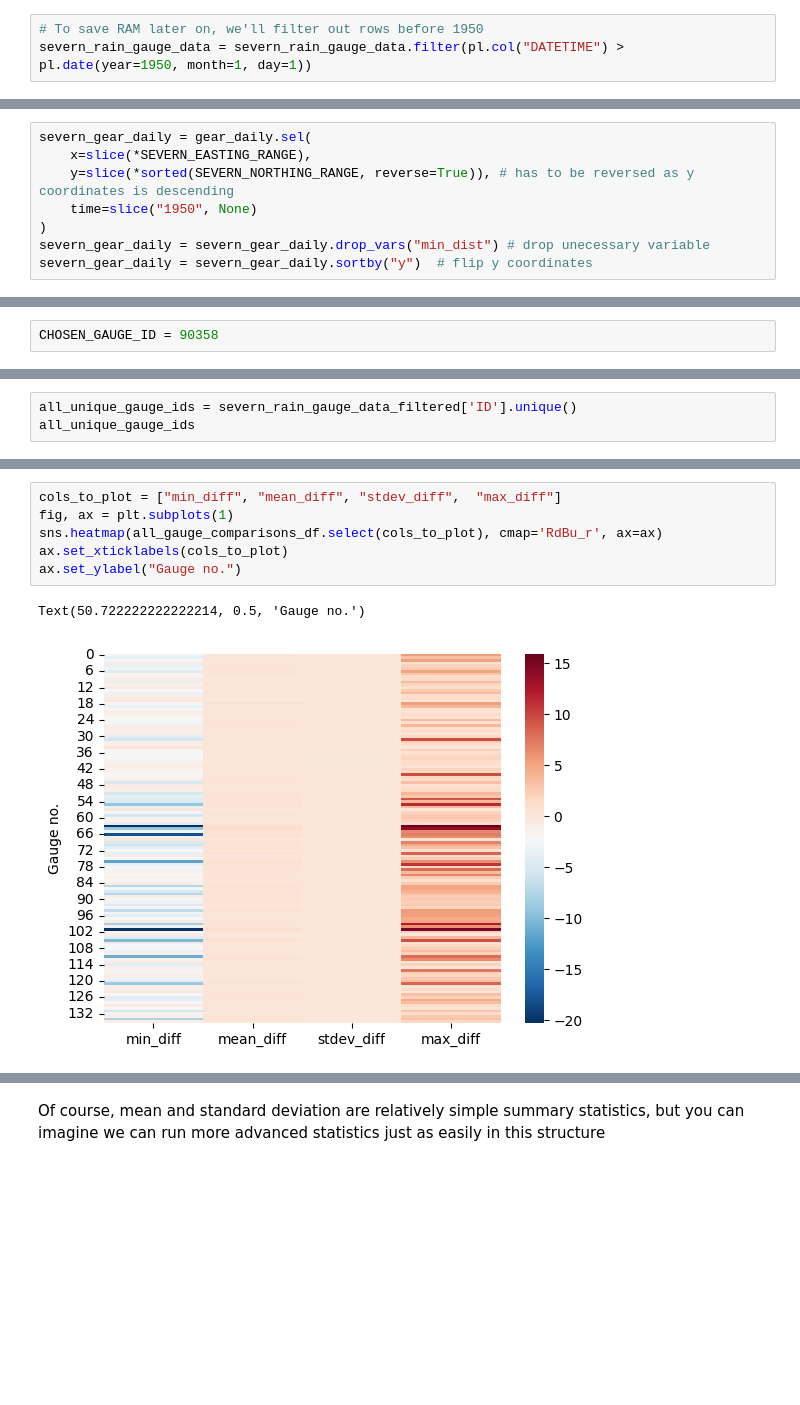
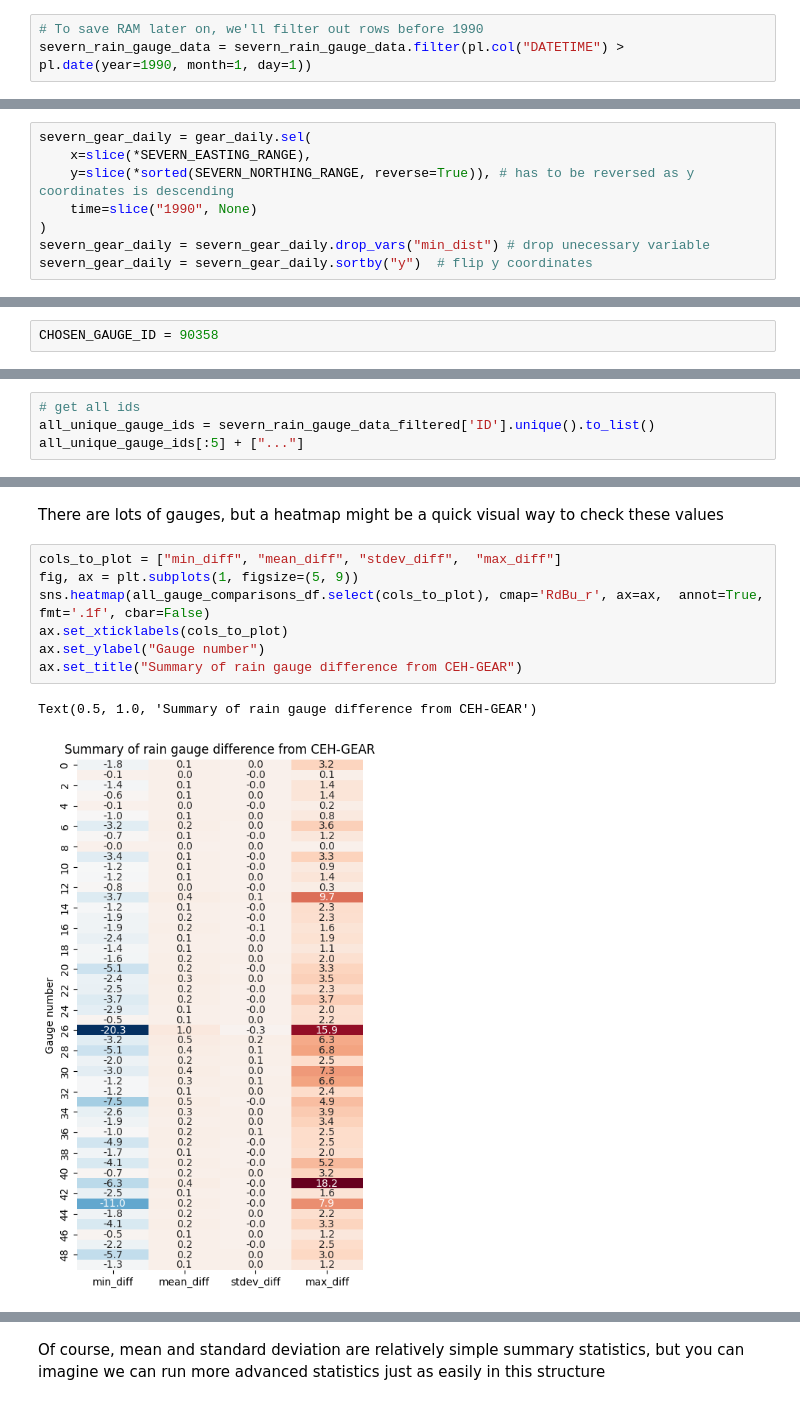
Before and after one commit to Thomasjkeel/UKCEH_Summer_School, a Jupyter notebook: Workshop_4/Workshop_4_rainfall_comparison.ipynb, the cells around one changed output, grey strips where cells are left out. Saved outputs shown, nothing was run; the diff lists cells and outputs as text; blank space fills up the shorter version.

```diff
--- a/Workshop_4/Workshop_4_rainfall_comparison.ipynb
+++ b/Workshop_4/Workshop_4_rainfall_comparison.ipynb
@@ -349,8 +349,8 @@ There are many issues with the rainfall dataset we are using because it has not
 
 >*Note:* if you are interested in quality controlling rain gauge data, see the Python package [RainfallQC](https://github.com/NERC-CEH/RainfallQC) and find some examples [here](https://github.com/Thomasjkeel/RainfallQC-notebooks))
 # %%
-# To save RAM later on, we'll filter out rows before 1950
-severn_rain_gauge_data = severn_rain_gauge_data.filter(pl.col("DATETIME") > pl.date(year=1950, month=1, day=1))
+# To save RAM later on, we'll filter out rows before 1990
+severn_rain_gauge_data = severn_rain_gauge_data.filter(pl.col("DATETIME") > pl.date(year=1990, month=1, day=1))
 # %%
 # load in a single gappy gauge
 one_gauge = severn_rain_gauge_data.filter(pl.col("ID") == 90806)
@@ -481,7 +476,7 @@ We have data for the entire UK, let's subset our data into the areas around the
 severn_gear_daily = gear_daily.sel(
     x=slice(*SEVERN_EASTING_RANGE),
     y=slice(*sorted(SEVERN_NORTHING_RANGE, reverse=True)), # has to be reversed as y coordinates is descending
-    time=slice("1950", None)
+    time=slice("1990", None)
 )
 severn_gear_daily = severn_gear_daily.drop_vars("min_dist") # drop unecessary variable
 severn_gear_daily = severn_gear_daily.sortby("y")  # flip y coordinates
@@ -785,4 +782,5 @@ Now, we can loop through each gauge and compute some statistics
 # %%
-all_unique_gauge_ids = severn_rain_gauge_data_filtered['ID'].unique()
-all_unique_gauge_ids
+# get all ids
+all_unique_gauge_ids = severn_rain_gauge_data_filtered['ID'].unique().to_list()
+all_unique_gauge_ids[:5] + ["..."]
 # %% [output]
@@ -840,9 +823,12 @@ shape: (136, 5)
+# %% [markdown]
+There are lots of gauges, but a heatmap might be a quick visual way to check these values
 # %%
 cols_to_plot = ["min_diff", "mean_diff", "stdev_diff",  "max_diff"]
-fig, ax = plt.subplots(1)
-sns.heatmap(all_gauge_comparisons_df.select(cols_to_plot), cmap='RdBu_r', ax=ax)
+fig, ax = plt.subplots(1, figsize=(5, 9))
+sns.heatmap(all_gauge_comparisons_df.select(cols_to_plot), cmap='RdBu_r', ax=ax,  annot=True, fmt='.1f', cbar=False)
 ax.set_xticklabels(cols_to_plot)
-ax.set_ylabel("Gauge no.")
+ax.set_ylabel("Gauge number")
+ax.set_title("Summary of rain gauge difference from CEH-GEAR")
 # %% [output]
-Text(50.722222222222214, 0.5, 'Gauge no.')
+Text(0.5, 1.0, 'Summary of rain gauge difference from CEH-GEAR')
-[figure, old version]
+[figure, new version]
```
Also changed, not shown: parts of 90 cells of this notebook, 1 other file.
